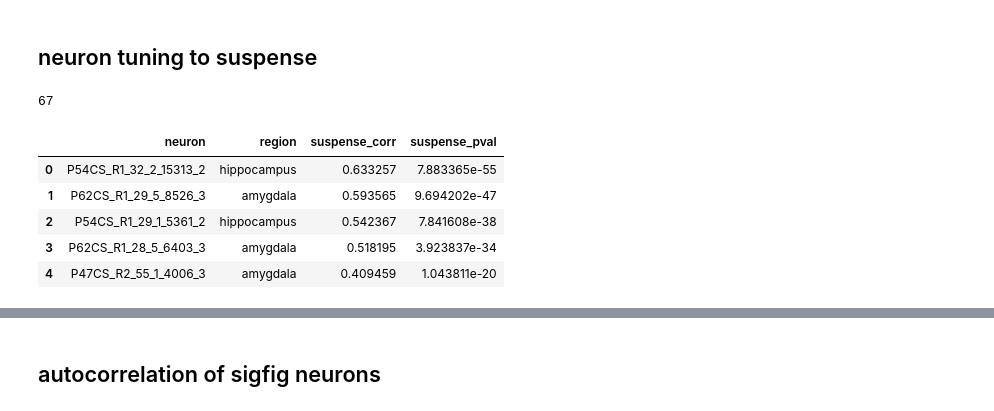
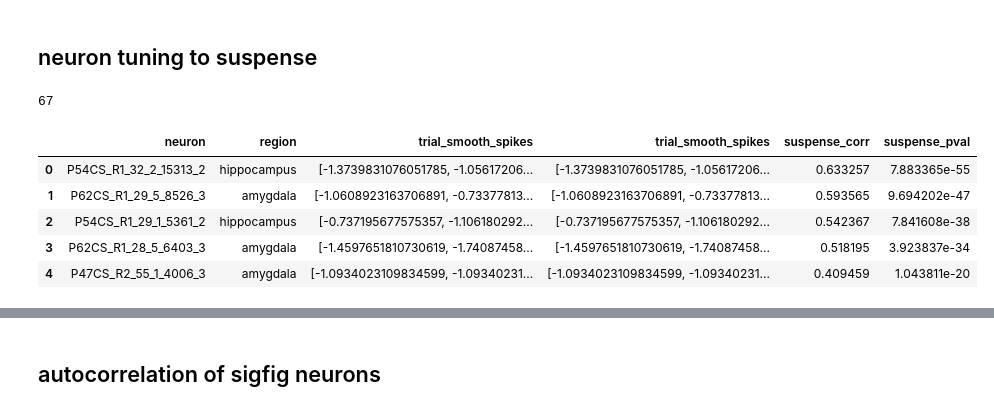
Before and after one commit to NuttidaLab/movie_analysis, a Jupyter notebook: encoding_analyses.ipynb, the cells around one changed output, grey strips where cells are left out. Cells and saved outputs as stored; diff of their text form; code cells hidden in the pictures.

Commit message:
played around with smoothing

```diff
--- a/encoding_analyses.ipynb
+++ b/encoding_analyses.ipynb
@@ -91,7 +92,7 @@ print(f'{len(sessions_with_scene_cells)} sessions with scene cells: {sessions_wi
 print(f'{len(scene_cells)} scene selective cells')
 
 # drop certian cols
-df_encoding = df_encoding.drop(columns=['start_time', 'stop_time', 'stim_phase', 'stimulus_file',
+df_encoding = df_encoding.drop(columns=['start_time', 'stop_time', 'stim_phase', 'stimulus_file', 'trial_smooth_FR',
        'response_correct', 'response_confidence', 'actual_response'])
 
 df_encoding.head()
@@ -168,7 +169,7 @@ dtype: int64
 old_suspense = np.load('./data_files/avg_suspense.npy')
 
 # 2. stretch suspense, via interpolation, to match the movie length
-old_ts, expanded_ts = np.linspace(0, 1, len(old_suspense)), np.linspace(0, 1, len(df_encoding['trial_smooth_spikes'].iloc[0]))
+old_ts, expanded_ts = np.linspace(0, 1, len(old_suspense)), np.linspace(0, 1, 477)
 suspense_interpolate_fn = interp1d(old_ts, old_suspense, kind='linear', fill_value="extrapolate")
 stretched_suspense = suspense_interpolate_fn(expanded_ts)
 
@@ -468,25 +467,26 @@ plt.show()
 # %%
 # store each neurons corr & pval with suspense
 corrs, pvals = [], []
 
 for _, neur in df_encoding.iterrows():
+    # print(len(neur['trial_smooth_spikes']), len(stretched_suspense))
     corr, pval = pearsonr(stretched_suspense, neur['trial_smooth_spikes'])
     corrs.append(corr)
     pvals.append(pval)
 
 df_encoding['suspense_corr'] = corrs
 df_encoding['suspense_pval'] = pvals
 
-suspense_df = df_encoding[['neuron', 'region', 'suspense_corr', 'suspense_pval']].copy()
+suspense_df = df_encoding[['neuron', 'region', 'trial_smooth_spikes', 'trial_smooth_spikes', 'suspense_corr', 'suspense_pval']].copy()
 suspense_df = suspense_df[(suspense_df['suspense_pval'] < 0.001) & (abs(suspense_df['suspense_corr']) > .3)].reset_index(drop=True)
 suspense_df = suspense_df.sort_values(by='suspense_corr', ascending=False).reset_index(drop=True)
 print(len(suspense_df))
 suspense_df.head()
 # %% [output]
 67
-|  | neuron | region | suspense_corr | suspense_pval |
-| 0 | P54CS_R1_32_2_15313_2 | hippocampus | 0.633257 | 7.883365e-55 |
-| 1 | P62CS_R1_29_5_8526_3 | amygdala | 0.593565 | 9.694202e-47 |
-| 2 | P54CS_R1_29_1_5361_2 | hippocampus | 0.542367 | 7.841608e-38 |
-| 3 | P62CS_R1_28_5_6403_3 | amygdala | 0.518195 | 3.923837e-34 |
-| 4 | P47CS_R2_55_1_4006_3 | amygdala | 0.409459 | 1.043811e-20 |
+|  | neuron | region | trial_smooth_spikes | trial_smooth_spikes | suspense_corr | suspense_pval |
+| 0 | P54CS_R1_32_2_15313_2 | hippocampus | [-1.3739831076051785, -1.05617206... | [-1.3739831076051785, -1.05617206... | 0.633257 | 7.883365e-55 |
+| 1 | P62CS_R1_29_5_8526_3 | amygdala | [-1.0608923163706891, -0.73377813... | [-1.0608923163706891, -0.73377813... | 0.593565 | 9.694202e-47 |
+| 2 | P54CS_R1_29_1_5361_2 | hippocampus | [-0.737195677575357, -1.106180292... | [-0.737195677575357, -1.106180292... | 0.542367 | 7.841608e-38 |
+| 3 | P62CS_R1_28_5_6403_3 | amygdala | [-1.4597651810730619, -1.74087458... | [-1.4597651810730619, -1.74087458... | 0.518195 | 3.923837e-34 |
+| 4 | P47CS_R2_55_1_4006_3 | amygdala | [-1.0934023109834599, -1.09340231... | [-1.0934023109834599, -1.09340231... | 0.409459 | 1.043811e-20 |
```
Also changed, not shown: parts of 8 cells of this notebook, 3 other files.
